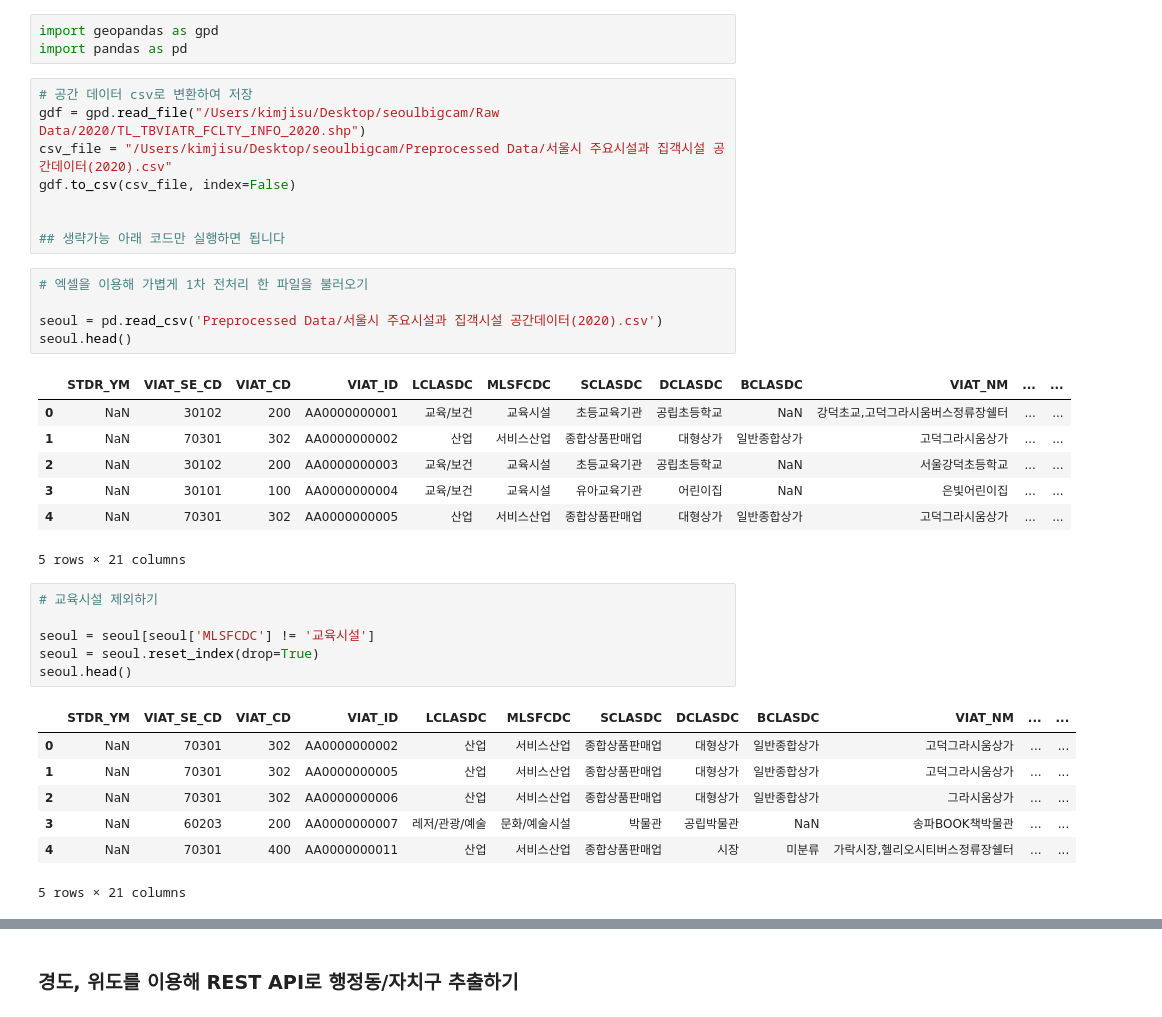
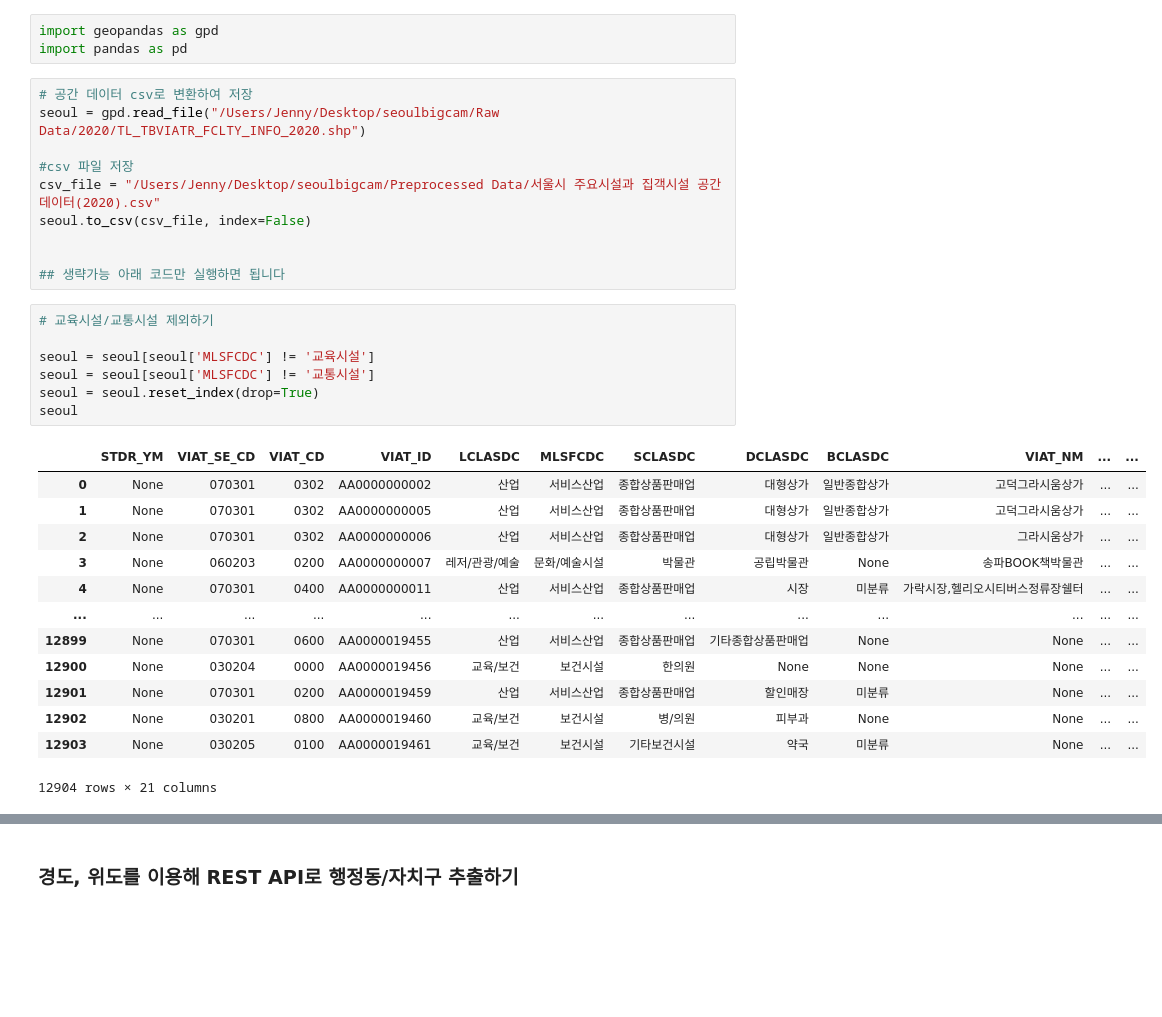
Before and after one commit to zissuuo/seoul_bigdata_campus, a Jupyter notebook: 서울시 주요시설과 집객시설(행정동별:자치구별).ipynb, the cells around one changed output, grey strips where cells are left out. Drawn from its saved outputs; the diff is of its cells as text; blank space fills up the shorter version.

```diff
--- a/서울시 주요시설과 집객시설(행정동별:자치구별).ipynb
+++ b/서울시 주요시설과 집객시설(행정동별:자치구별).ipynb
@@ -5,39 +5,35 @@ import geopandas as gpd
 import pandas as pd
 # %%
 # 공간 데이터 csv로 변환하여 저장
-gdf = gpd.read_file("/Users/kimjisu/Desktop/seoulbigcam/Raw Data/2020/TL_TBVIATR_FCLTY_INFO_2020.shp")
-csv_file = "/Users/kimjisu/Desktop/seoulbigcam/Preprocessed Data/서울시 주요시설과 집객시설 공간데이터(2020).csv"
-gdf.to_csv(csv_file, index=False)
+seoul = gpd.read_file("/Users/Jenny/Desktop/seoulbigcam/Raw Data/2020/TL_TBVIATR_FCLTY_INFO_2020.shp")
+
+#csv 파일 저장
+csv_file = "/Users/Jenny/Desktop/seoulbigcam/Preprocessed Data/서울시 주요시설과 집객시설 공간데이터(2020).csv"
+seoul.to_csv(csv_file, index=False)
 
 
 ## 생략가능 아래 코드만 실행하면 됩니다
-# %%
-# 엑셀을 이용해 가볍게 1차 전처리 한 파일을 불러오기
-
-seoul = pd.read_csv('Preprocessed Data/서울시 주요시설과 집객시설 공간데이터(2020).csv')
-seoul.head()
-# %% [output]
-|  | STDR_YM | VIAT_SE_CD | VIAT_CD | VIAT_ID | LCLASDC | MLSFCDC | SCLASDC | DCLASDC | BCLASDC | VIAT_NM | ... | ... |
-| 0 | NaN | 30102 | 200 | AA0000000001 | 교육/보건 | 교육시설 | 초등교육기관 | 공립초등학교 | NaN | 강덕초교,고덕그라시움버스정류장쉘터 | ... | ... |
-| 1 | NaN | 70301 | 302 | AA0000000002 | 산업 | 서비스산업 | 종합상품판매업 | 대형상가 | 일반종합상가 | 고덕그라시움상가 | ... | ... |
-| 2 | NaN | 30102 | 200 | AA0000000003 | 교육/보건 | 교육시설 | 초등교육기관 | 공립초등학교 | NaN | 서울강덕초등학교 | ... | ... |
-| 3 | NaN | 30101 | 100 | AA0000000004 | 교육/보건 | 교육시설 | 유아교육기관 | 어린이집 | NaN | 은빛어린이집 | ... | ... |
-| 4 | NaN | 70301 | 302 | AA0000000005 | 산업 | 서비스산업 | 종합상품판매업 | 대형상가 | 일반종합상가 | 고덕그라시움상가 | ... | ... |
-5 rows × 21 columns
 # %%
-# 교육시설 제외하기
+# 교육시설/교통시설 제외하기
 
 seoul = seoul[seoul['MLSFCDC'] != '교육시설']
+seoul = seoul[seoul['MLSFCDC'] != '교통시설']
 seoul = seoul.reset_index(drop=True)
-seoul.head()
+seoul
 # %% [output]
 |  | STDR_YM | VIAT_SE_CD | VIAT_CD | VIAT_ID | LCLASDC | MLSFCDC | SCLASDC | DCLASDC | BCLASDC | VIAT_NM | ... | ... |
-| 0 | NaN | 70301 | 302 | AA0000000002 | 산업 | 서비스산업 | 종합상품판매업 | 대형상가 | 일반종합상가 | 고덕그라시움상가 | ... | ... |
-| 1 | NaN | 70301 | 302 | AA0000000005 | 산업 | 서비스산업 | 종합상품판매업 | 대형상가 | 일반종합상가 | 고덕그라시움상가 | ... | ... |
-| 2 | NaN | 70301 | 302 | AA0000000006 | 산업 | 서비스산업 | 종합상품판매업 | 대형상가 | 일반종합상가 | 그라시움상가 | ... | ... |
-| 3 | NaN | 60203 | 200 | AA0000000007 | 레저/관광/예술 | 문화/예술시설 | 박물관 | 공립박물관 | NaN | 송파BOOK책박물관 | ... | ... |
-| 4 | NaN | 70301 | 400 | AA0000000011 | 산업 | 서비스산업 | 종합상품판매업 | 시장 | 미분류 | 가락시장,헬리오시티버스정류장쉘터 | ... | ... |
+| 0 | None | 070301 | 0302 | AA0000000002 | 산업 | 서비스산업 | 종합상품판매업 | 대형상가 | 일반종합상가 | 고덕그라시움상가 | ... | ... |
+| 1 | None | 070301 | 0302 | AA0000000005 | 산업 | 서비스산업 | 종합상품판매업 | 대형상가 | 일반종합상가 | 고덕그라시움상가 | ... | ... |
+| 2 | None | 070301 | 0302 | AA0000000006 | 산업 | 서비스산업 | 종합상품판매업 | 대형상가 | 일반종합상가 | 그라시움상가 | ... | ... |
+| 3 | None | 060203 | 0200 | AA0000000007 | 레저/관광/예술 | 문화/예술시설 | 박물관 | 공립박물관 | None | 송파BOOK책박물관 | ... | ... |
+| 4 | None | 070301 | 0400 | AA0000000011 | 산업 | 서비스산업 | 종합상품판매업 | 시장 | 미분류 | 가락시장,헬리오시티버스정류장쉘터 | ... | ... |
+| ... | ... | ... | ... | ... | ... | ... | ... | ... | ... | ... | ... | ... |
+| 12899 | None | 070301 | 0600 | AA0000019455 | 산업 | 서비스산업 | 종합상품판매업 | 기타종합상품판매업 | None | None | ... | ... |
+| 12900 | None | 030204 | 0000 | AA0000019456 | 교육/보건 | 보건시설 | 한의원 | None | None | None | ... | ... |
+| 12901 | None | 070301 | 0200 | AA0000019459 | 산업 | 서비스산업 | 종합상품판매업 | 할인매장 | 미분류 | None | ... | ... |
+| 12902 | None | 030201 | 0800 | AA0000019460 | 교육/보건 | 보건시설 | 병/의원 | 피부과 | None | None | ... | ... |
+| 12903 | None | 030205 | 0100 | AA0000019461 | 교육/보건 | 보건시설 | 기타보건시설 | 약국 | 미분류 | None | ... | ... |
-5 rows × 21 columns
+12904 rows × 21 columns
 # %%
 # X,Y좌표 경도 위도로 변환하기
 
```
Also changed, not shown: parts of 12 cells of this notebook, 7 other files.
